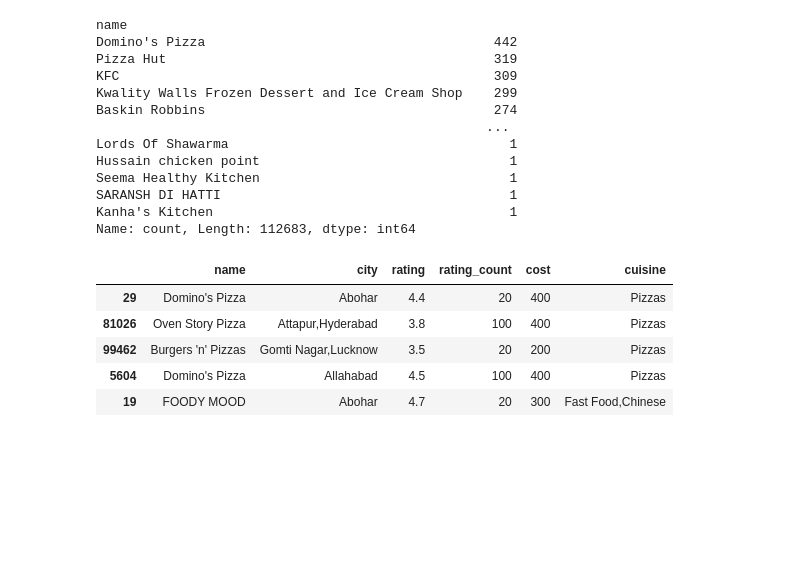
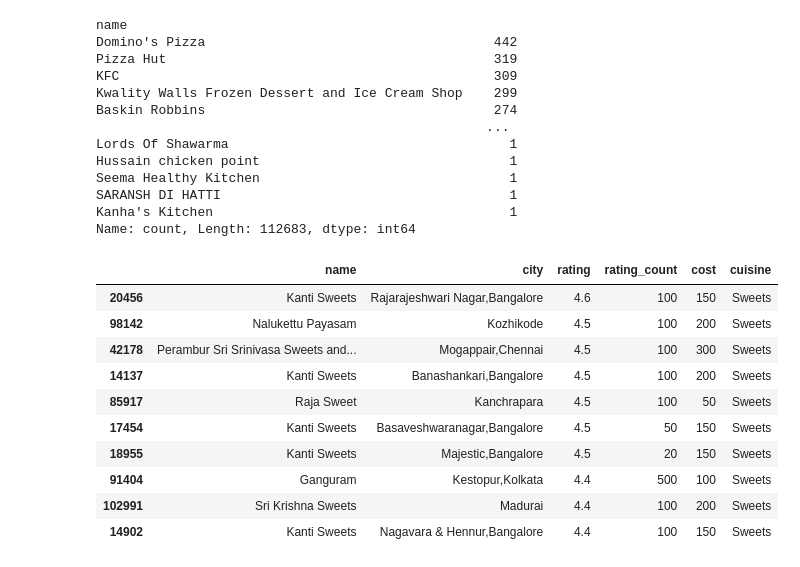
Before and after one commit to ShigilSasi/Swiggy_Restaurant_Recommendation_System_Using_Streamlit, a Jupyter notebook: Swiggy_ML.ipynb, the cells around one changed output. Saved outputs shown, nothing was run; the diff lists cells and outputs as text; code cells hidden in the pictures; blank space fills up the shorter version.

```diff
--- a/Swiggy_ML.ipynb
+++ b/Swiggy_ML.ipynb
@@ -353,4 +324,2 @@ Length: 2955, dtype: int64
-# %%
-final_df = final_df.fillna(0)
 # %%
 X = final_df.values
@@ -366,3 +326,37 @@ def recommend_restaurant(resturant_name, k = 5):
+# %%
+def recommend_by_cuisine(cuisine, k=10):
+
+    col_name = f"cuisine_{cuisine}"
+
+    if col_name not in final_df.columns:
+        return f"Cuisine '{cuisine}' not found."
+
+    # Create cuisine query vector
+    query = np.zeros(final_df.shape[1])
+    query[final_df.columns.get_loc(col_name)] = 1
+
+    # Compute cosine similarity
+    similarities = cosine_similarity([query], final_df)[0]
+
+    # Get top 100 most similar (bigger pool for better ranking)
+    top_indices = similarities.argsort()[-100:][::-1]
+
+    # Get original restaurant info
+    results = cleaned_df.iloc[top_indices].copy()
+
+    # Add similarity score
+    results["similarity"] = similarities[top_indices]
+
+    # Sort by rating first, then popularity, then similarity
+    results = results.sort_values(
+        by=["rating", "rating_count", "similarity"],
+        ascending=[False, False, False]
+    )
+
+    # Return top k
+    return results.head(k)[
+        ["name", "city", "rating", "rating_count", "cost", "cuisine"]
+    ]
 # %%
 cleaned_df.head()
 # %% [output]
@@ -388,12 +382,17 @@ Seema Healthy Kitchen                                1
 SARANSH DI HATTI                                     1
 Kanha's Kitchen                                      1
 Name: count, Length: 112683, dtype: int64
-# %%
-recommend_restaurant("Domino's Pizza")
-# %% [output]
-|  | name | city | rating | rating_count | cost | cuisine |
-| 29 | Domino's Pizza | Abohar | 4.4 | 20 | 400 | Pizzas |
-| 81026 | Oven Story Pizza | Attapur,Hyderabad | 3.8 | 100 | 400 | Pizzas |
-| 99462 | Burgers 'n' Pizzas | Gomti Nagar,Lucknow | 3.5 | 20 | 200 | Pizzas |
-| 5604 | Domino's Pizza | Allahabad | 4.5 | 100 | 400 | Pizzas |
-| 19 | FOODY MOOD | Abohar | 4.7 | 20 | 300 | Fast Food,Chinese |
+# %%
+recommend_by_cuisine('Sweets')
+# %% [output]
+|  | name | city | rating | rating_count | cost | cuisine |
+| 20456 | Kanti Sweets | Rajarajeshwari Nagar,Bangalore | 4.6 | 100 | 150 | Sweets |
+| 98142 | Nalukettu Payasam | Kozhikode | 4.5 | 100 | 200 | Sweets |
+| 42178 | Perambur Sri Srinivasa Sweets and... | Mogappair,Chennai | 4.5 | 100 | 300 | Sweets |
+| 14137 | Kanti Sweets | Banashankari,Bangalore | 4.5 | 100 | 200 | Sweets |
+| 85917 | Raja Sweet | Kanchrapara | 4.5 | 100 | 50 | Sweets |
+| 17454 | Kanti Sweets | Basaveshwaranagar,Bangalore | 4.5 | 50 | 150 | Sweets |
+| 18955 | Kanti Sweets | Majestic,Bangalore | 4.5 | 20 | 150 | Sweets |
+| 91404 | Ganguram | Kestopur,Kolkata | 4.4 | 500 | 100 | Sweets |
+| 102991 | Sri Krishna Sweets | Madurai | 4.4 | 100 | 200 | Sweets |
+| 14902 | Kanti Sweets | Nagavara & Hennur,Bangalore | 4.4 | 100 | 150 | Sweets |
```
Also changed, not shown: parts of 5 cells of this notebook.
